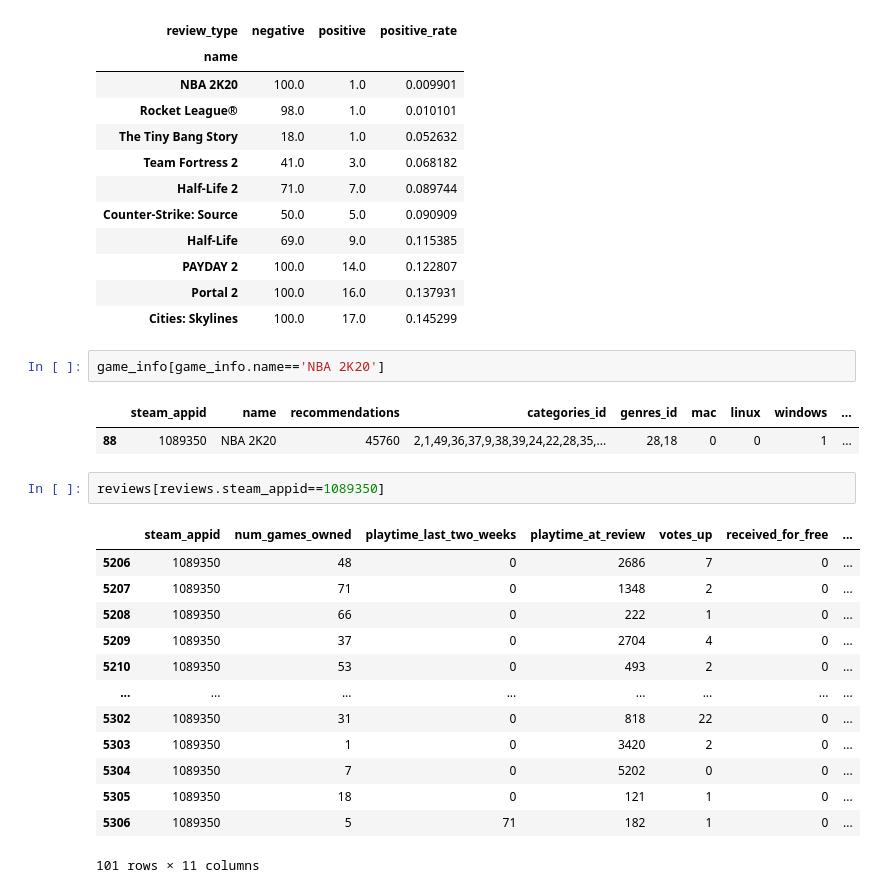
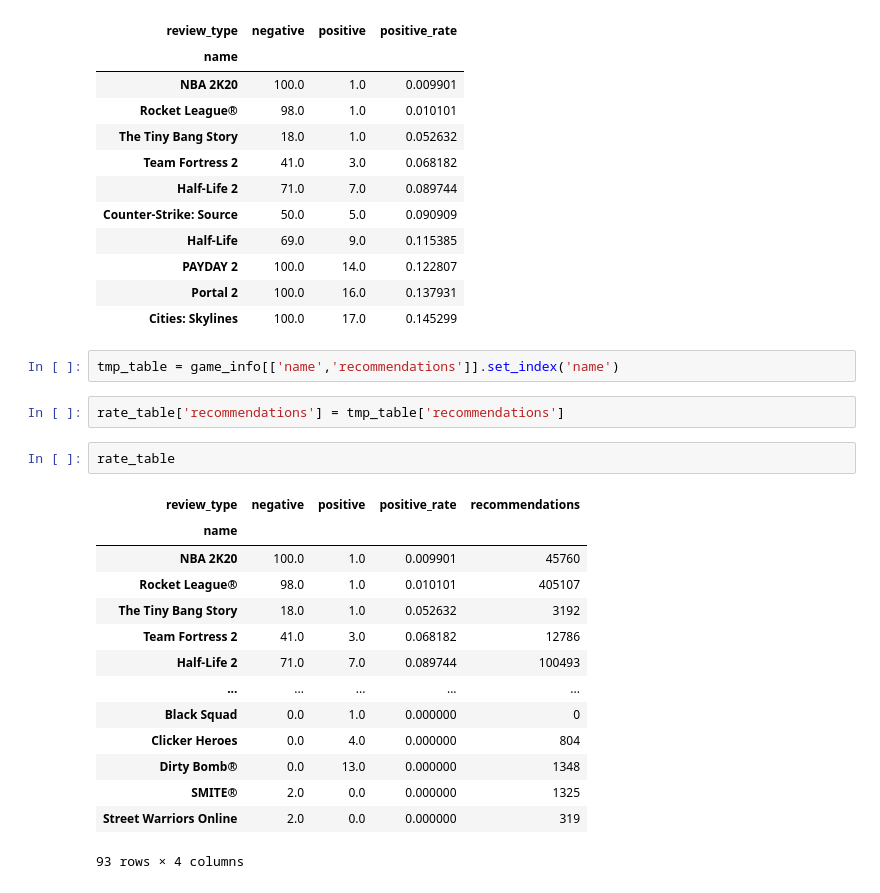
Before and after one commit to weejiwon-95/steamRecommendation, a Jupyter notebook: leanring/recommend.ipynb, the cells around one changed output. Cells and saved outputs as stored; diff of their text form.

```diff
--- a/leanring/recommend.ipynb
+++ b/leanring/recommend.ipynb
@@ -197,24 +197,24 @@ rate_table[:10]
 | PAYDAY 2 | 100.0 | 14.0 | 0.122807 |
 | Portal 2 | 100.0 | 16.0 | 0.137931 |
 | Cities: Skylines | 100.0 | 17.0 | 0.145299 |
-# %%
-game_info[game_info.name=='NBA 2K20']
-# %% [output]
-|  | steam_appid | name | recommendations | categories_id | genres_id | mac | linux | windows | ... |
-| 88 | 1089350 | NBA 2K20 | 45760 | 2,1,49,36,37,9,38,39,24,22,28,35,... | 28,18 | 0 | 0 | 1 | ... |
-# %%
-reviews[reviews.steam_appid==1089350]
-# %% [output]
-|  | steam_appid | num_games_owned | playtime_last_two_weeks | playtime_at_review | votes_up | received_for_free | ... |
-| 5206 | 1089350 | 48 | 0 | 2686 | 7 | 0 | ... |
-| 5207 | 1089350 | 71 | 0 | 1348 | 2 | 0 | ... |
-| 5208 | 1089350 | 66 | 0 | 222 | 1 | 0 | ... |
-| 5209 | 1089350 | 37 | 0 | 2704 | 4 | 0 | ... |
-| 5210 | 1089350 | 53 | 0 | 493 | 2 | 0 | ... |
-| ... | ... | ... | ... | ... | ... | ... | ... |
-| 5302 | 1089350 | 31 | 0 | 818 | 22 | 0 | ... |
-| 5303 | 1089350 | 1 | 0 | 3420 | 2 | 0 | ... |
-| 5304 | 1089350 | 7 | 0 | 5202 | 0 | 0 | ... |
-| 5305 | 1089350 | 18 | 0 | 121 | 1 | 0 | ... |
-| 5306 | 1089350 | 5 | 71 | 182 | 1 | 0 | ... |
-101 rows × 11 columns
+# %%
+tmp_table = game_info[['name','recommendations']].set_index('name')
+# %%
+rate_table['recommendations'] = tmp_table['recommendations']
+# %%
+rate_table
+# %% [output]
+| review_type | negative | positive | positive_rate | recommendations |
+| name |  |  |  |  |
+| NBA 2K20 | 100.0 | 1.0 | 0.009901 | 45760 |
+| Rocket League® | 98.0 | 1.0 | 0.010101 | 405107 |
+| The Tiny Bang Story | 18.0 | 1.0 | 0.052632 | 3192 |
+| Team Fortress 2 | 41.0 | 3.0 | 0.068182 | 12786 |
+| Half-Life 2 | 71.0 | 7.0 | 0.089744 | 100493 |
+| ... | ... | ... | ... | ... |
+| Black Squad | 0.0 | 1.0 | 0.000000 | 0 |
+| Clicker Heroes | 0.0 | 4.0 | 0.000000 | 804 |
+| Dirty Bomb® | 0.0 | 13.0 | 0.000000 | 1348 |
+| SMITE® | 2.0 | 0.0 | 0.000000 | 1325 |
+| Street Warriors Online | 2.0 | 0.0 | 0.000000 | 319 |
+93 rows × 4 columns
```
Also changed, not shown: parts of 5 cells of this notebook.
